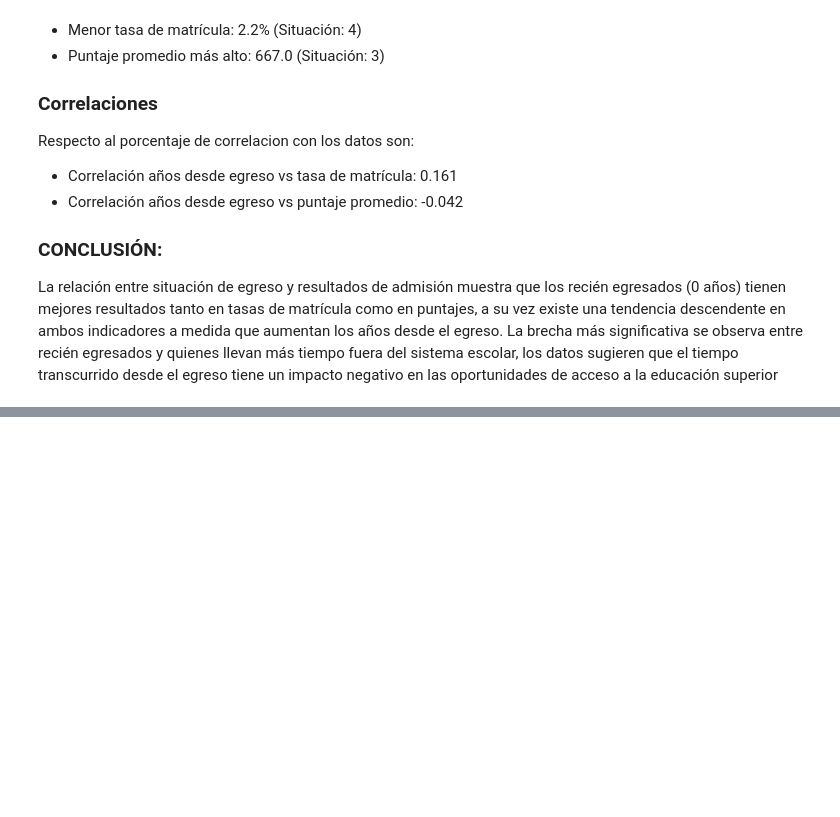
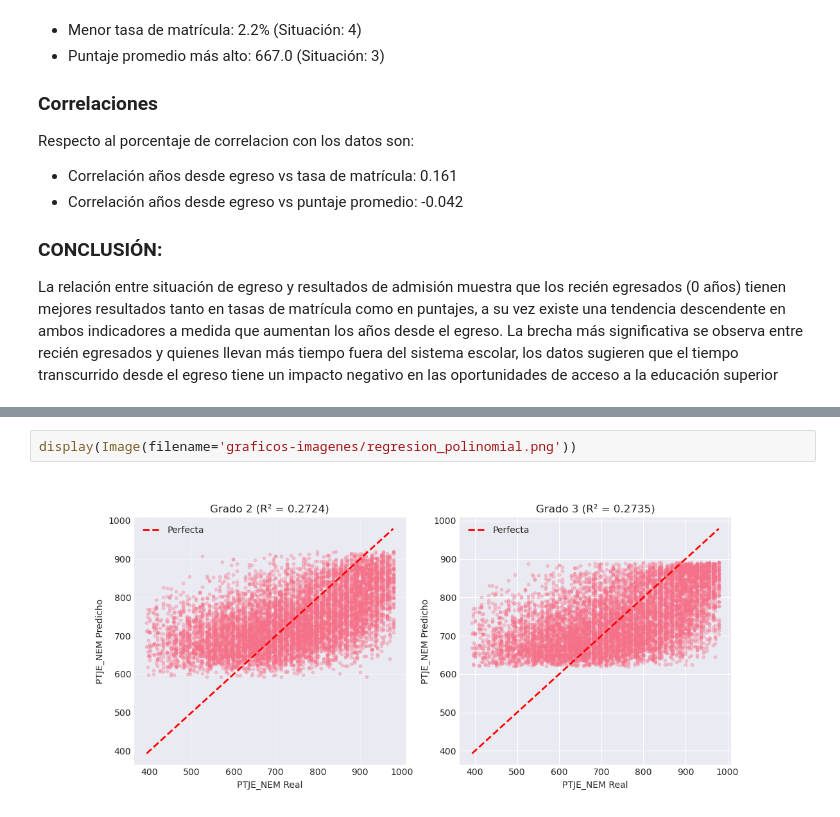
Before and after one commit to Proyecto-IMT-2200/2025-2, a Jupyter notebook: NoteBooks/Presentacion.ipynb, the cells around one changed output, grey strips where cells are left out. Cells and saved outputs as stored; diff of their text form; blank space fills up the shorter version.

```diff
--- a/NoteBooks/Presentacion.ipynb
+++ b/NoteBooks/Presentacion.ipynb
@@ -156,0 +221,4 @@ La relación entre situación de egreso y resultados de admisión muestra que lo
+# %%
+display(Image(filename='graficos-imagenes/regresion_polinomial.png'))
+# %% [output]
+[figure, added]
```
Also changed, not shown: parts of 15 cells of this notebook, 16 other files.
